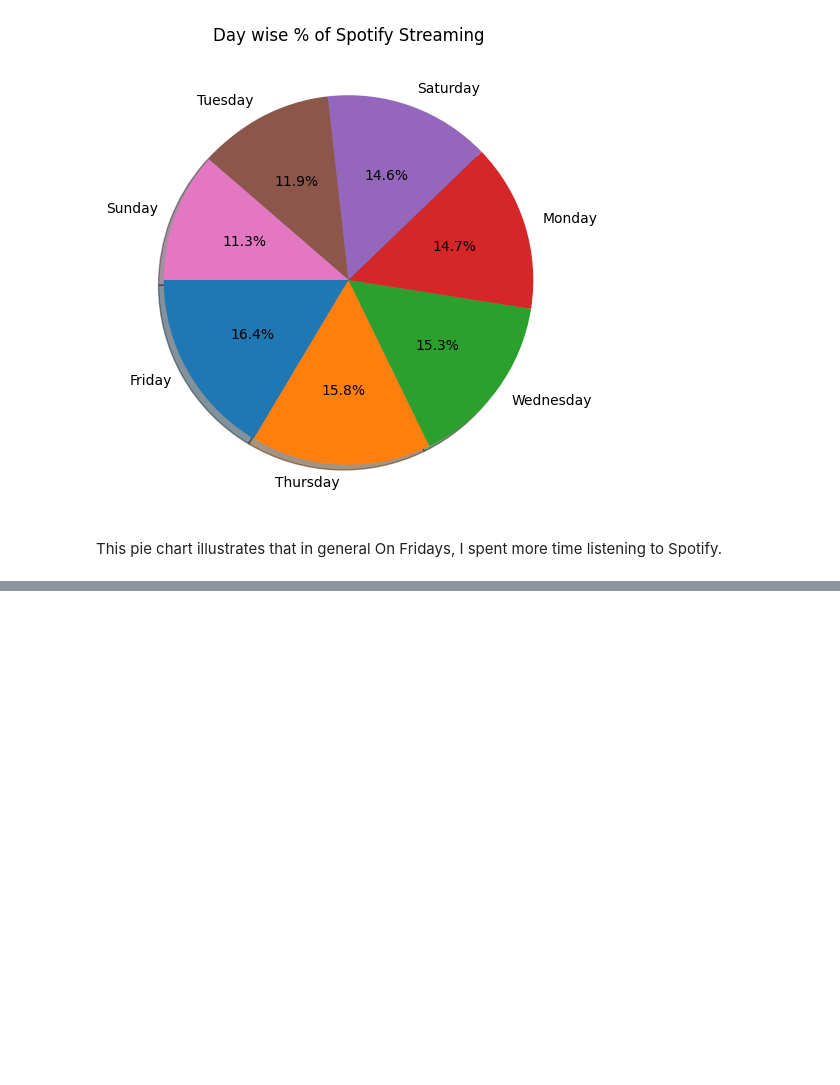
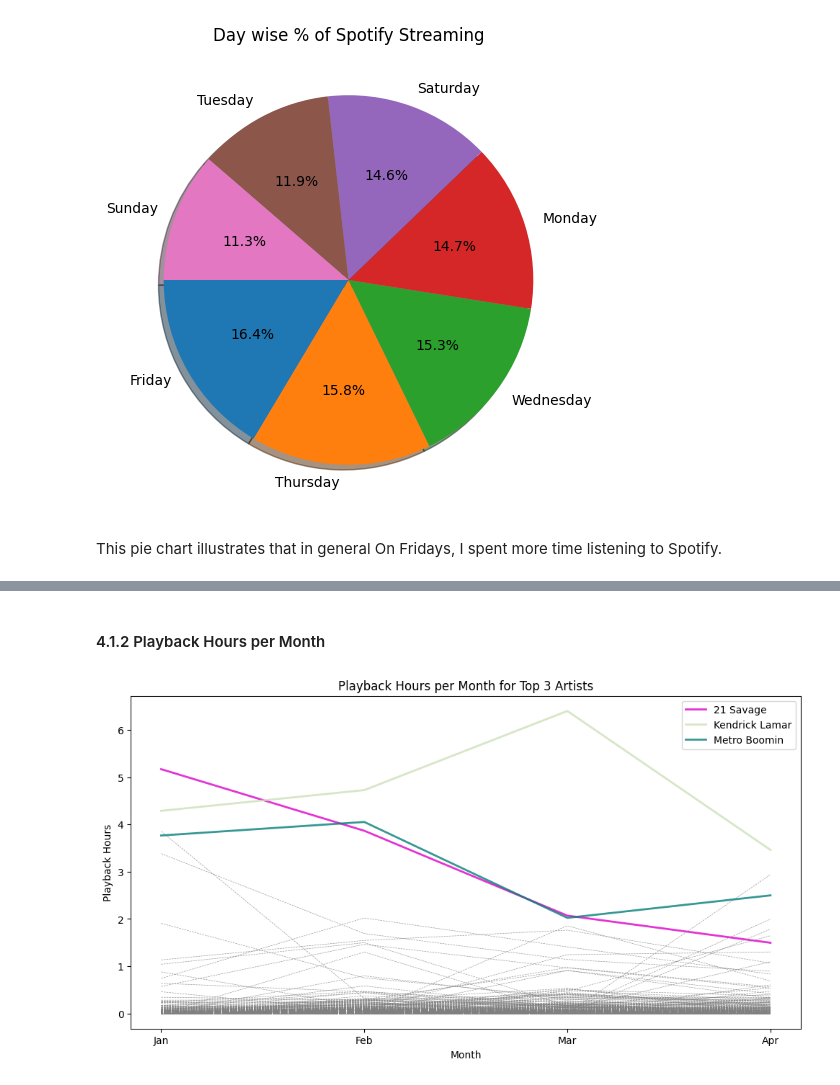
Before and after one commit to piyush-mk/SpotiStats, a Jupyter notebook: Notebook.ipynb, the cells around one changed output, grey strips where cells are left out. Saved outputs shown, nothing was run; the diff lists cells and outputs as text; code cells hidden in the pictures; blank space fills up the shorter version.

```diff
--- a/Notebook.ipynb
+++ b/Notebook.ipynb
@@ -256,0 +314,49 @@ This pie chart illustrates that in general On Fridays, I spent more time listeni
+# %% [markdown]
+#### 4.1.2 Playback Hours per Month
+# %%
+artist_month_df = spotify_stream_df.groupby(['artistName', 'year', 'month'])['Listening Time(Hours)'].sum().reset_index()
+top_artists = artist_month_df.groupby('artistName')['Listening Time(Hours)'].sum().nlargest(3).index
+
+artists = artist_month_df['artistName'].unique()
+months = pd.date_range('2022-12-01', '2023-05-01', freq='M').strftime('%m').astype(int)
+new_rows = []
+for artist in artists:
+    for month in months:
+        new_rows.append({'artistName': artist, 'month': month, 'Listening Time(Hours)': 0})
+artist_month_df = pd.concat([artist_month_df, pd.DataFrame(new_rows)])
+
+artist_month_df = artist_month_df.groupby(['artistName', 'month'])['Listening Time(Hours)'].sum().reset_index()
+
+
+plt.figure(figsize=(12, 6))
+for artist in artist_month_df['artistName'].unique():
+    if artist in top_artists:
+        linestyle = '-'
+        linewidth = 2
+        label = artist
+        color = np.random.rand(3,)
+    else:
+        linestyle = '--'
+        linewidth = 0.5
+        label = None
+        color = 'grey'
+    artist_data = artist_month_df.loc[artist_month_df['artistName'] == artist]
+    #remove the values 5-11 from the x-axis
+    artist_data = artist_data[artist_data['month'] < 5]
+    plt.plot(artist_data['month'], artist_data['Listening Time(Hours)'], label=label, linestyle=linestyle, linewidth=linewidth, color=color, alpha=0.8)
+
+
+plt.title('Playback Hours per Month for Top 3 Artists')
+plt.xlabel('Month')
+plt.ylabel('Playback Hours')
+handles, labels = plt.gca().get_legend_handles_labels()
+top_handles = handles[:3]
+top_labels = labels[:3]
+plt.legend(handles=top_handles, labels=top_labels)
+
+month_names = ['Jan', 'Feb', 'Mar', 'Apr']
+plt.xticks(np.arange(1, 5), month_names)
+
+plt.show()
+# %% [output]
+[figure, added]
```
Also changed, not shown: parts of 12 cells of this notebook.
